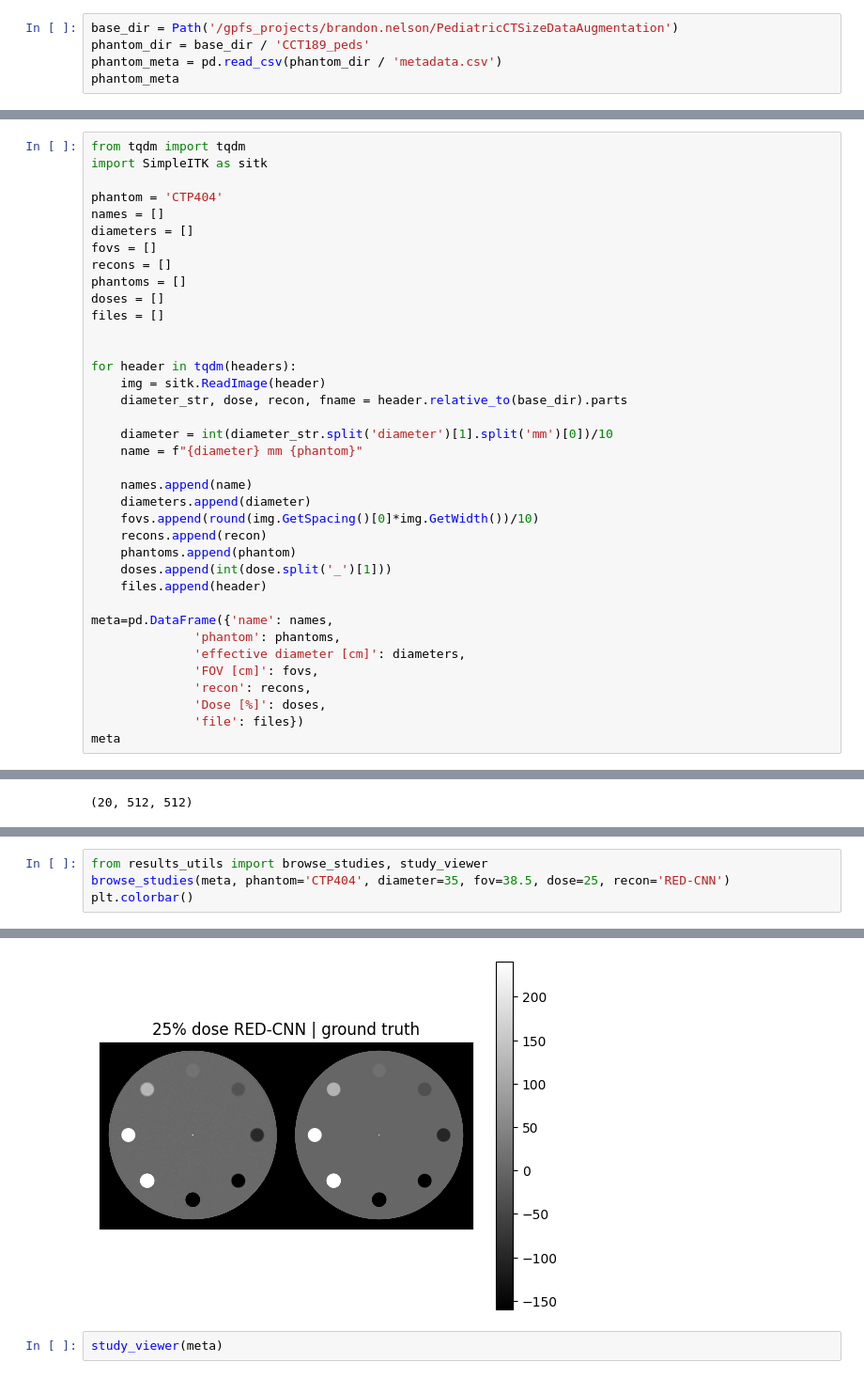
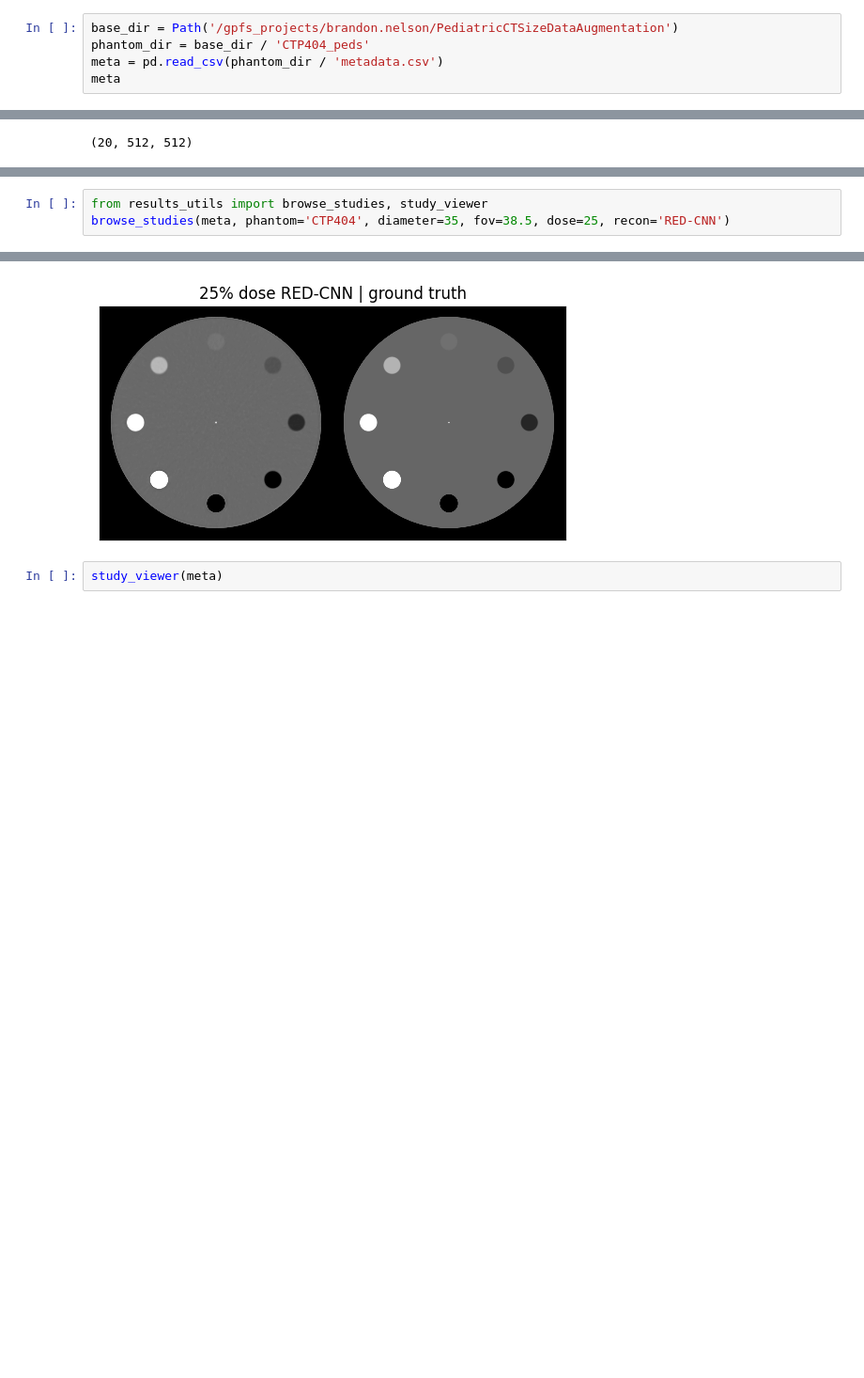
Before and after one commit to brandonjnelsonFDA/pediatric-CT-noise-texture-augmentation, a Jupyter notebook: notebooks/02 Evaluation Results/sharpness preservation.ipynb, the cells around one changed output, grey strips where cells are left out. Shown at 94% size. Saved outputs shown, nothing was run; the diff lists cells and outputs as text; blank space fills up the shorter version.

Commit message:
CTP404 meta cleaned and merged with others

```diff
--- a/notebooks/02 Evaluation Results/sharpness preservation.ipynb
+++ b/notebooks/02 Evaluation Results/sharpness preservation.ipynb
@@ -10,7 +10,7 @@ import numpy as np
 import pandas as pd
 # %%
 base_dir = Path('/gpfs_projects/brandon.nelson/PediatricCTSizeDataAugmentation')
-phantom_dir = base_dir / 'CCT189_peds'
-phantom_meta = pd.read_csv(phantom_dir / 'metadata.csv')
-phantom_meta
+phantom_dir = base_dir / 'CTP404_peds'
+meta = pd.read_csv(phantom_dir / 'metadata.csv')
+meta
 # %% [output]
@@ -45,37 +37,0 @@ headers = [h for h in base_dir.rglob('*.mhd') if h.stem != 'true']
-# %%
-from tqdm import tqdm
-import SimpleITK as sitk
-
-phantom = 'CTP404'
-names = []
-diameters = []
-fovs = []
-recons = []
-phantoms = []
-doses = []
-files = []
-
-
-for header in tqdm(headers):
-    img = sitk.ReadImage(header)
-    diameter_str, dose, recon, fname = header.relative_to(base_dir).parts
-
-    diameter = int(diameter_str.split('diameter')[1].split('mm')[0])/10
-    name = f"{diameter} mm {phantom}"
-
-    names.append(name)
-    diameters.append(diameter)
-    fovs.append(round(img.GetSpacing()[0]*img.GetWidth())/10)
-    recons.append(recon)
-    phantoms.append(phantom)
-    doses.append(int(dose.split('_')[1]))
-    files.append(header)
-
-meta=pd.DataFrame({'name': names,
-              'phantom': phantoms,
-              'effective diameter [cm]': diameters,
-              'FOV [cm]': fovs,
-              'recon': recons,
-              'Dose [%]': doses,
-              'file': files})
-meta
@@ -114,5 +53,4 @@ meta[(meta['Dose [%]']==25)&
 # %%
 from results_utils import browse_studies, study_viewer
 browse_studies(meta, phantom='CTP404', diameter=35, fov=38.5, dose=25, recon='RED-CNN')
-plt.colorbar()
 # %% [output]
@@ -120,4 +57,4 @@ plt.colorbar()
-[figure, old version]
+[figure, new version]
 # %%
 study_viewer(meta)
 # %% [output]
```
Also changed, not shown: parts of 8 cells of this notebook.
